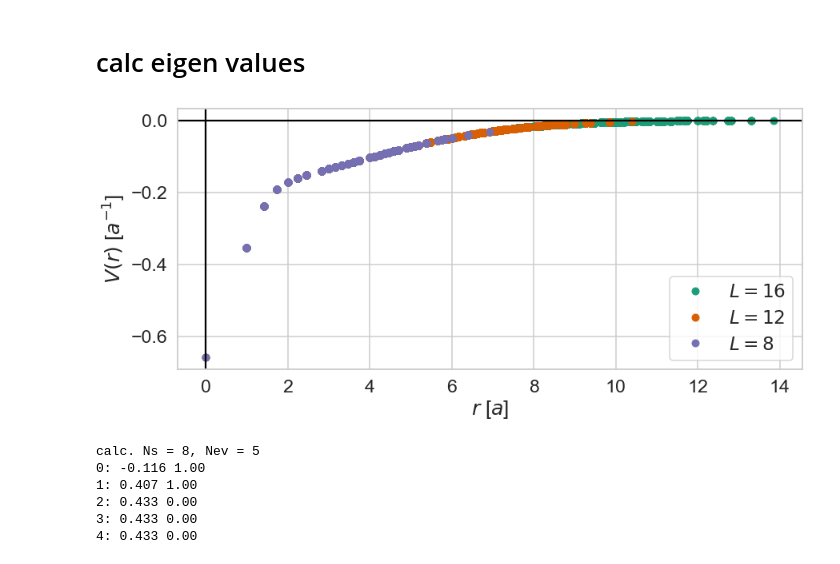
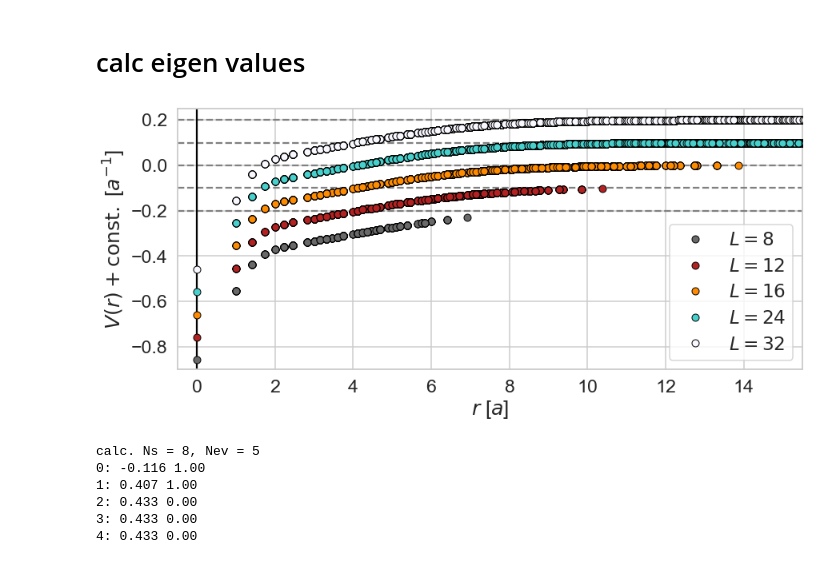
Before and after one commit to tkmiriya/weakly_bound_h, a Jupyter notebook: notebook/SU3_HAL_finite_volume_effect.ipynb, the cells around one changed output. Cells and saved outputs as stored; diff of their text form; code cells hidden in the pictures.

```diff
--- a/notebook/SU3_HAL_finite_volume_effect.ipynb
+++ b/notebook/SU3_HAL_finite_volume_effect.ipynb
@@ -362,21 +363,25 @@ def calc_kcot_vs_k2(L, level, m_B, m_pi, dE, xlim, ylim):
     return ld
 # %%
 fv = FV_spectra(V_fit, M_red)
+# %%
+color_list = {8: 'dimgray', 12: 'firebrick', 16: 'darkorange', 24: 'mediumturquoise', 32: 'ghostwhite'}
 # %%
-with sns.color_palette('Dark2'):
-    fig, ax = plt.subplots()
+fig, ax = plt.subplots()
 
-    for L in [16, 12, 8]:
-        _pot, _r = fv.make_pot_data(L)
-        ax.plot(_r, _pot, marker='o', ls='', label=rf'$L = {L}$')
+for i, L in enumerate([8, 12, 16, 24, 32]):
+    _pot, _r = fv.make_pot_data(L)
+    ax.plot(_r, _pot + 0.1 * (i - 2), marker='o', color=color_list.get(L), mec='black',
+            mew=1, ls='', label=rf'$L = {L}$', zorder=3)
 
-    ax.axhline(0, color='black')
-    ax.axvline(0, color='black')
-    ax.legend()
-    ax.set(xlabel=r'$r$ [$a$]', ylabel=r'$V(r)$ [$a^{-1}$]')
-    fig.savefig('../figs/hal_pot_finite_volume/finite_volume_potential.png', bbox_inches='tight')
+    ax.axhline(0.1*(i-2), c='grey', ls='--')
+
+#ax.axhline(0, color='black')
+ax.axvline(0, color='black')
+ax.legend()
+ax.set(xlabel=r'$r$ [$a$]', ylabel=r'$V(r)+\mathrm{const.}$ [$a^{-1}$]', xlim=(-0.5, 15.5), ylim=(-0.9, 0.25))
+fig.savefig('../figs/hal_pot_finite_volume/finite_volume_potential.png', bbox_inches='tight')
 # %% [output]
-[figure, old version]
+[figure, new version]
 # %%
 ld_dic = {}
 # %%
```
Also changed, not shown: parts of 6 cells of this notebook, 7 other files.
